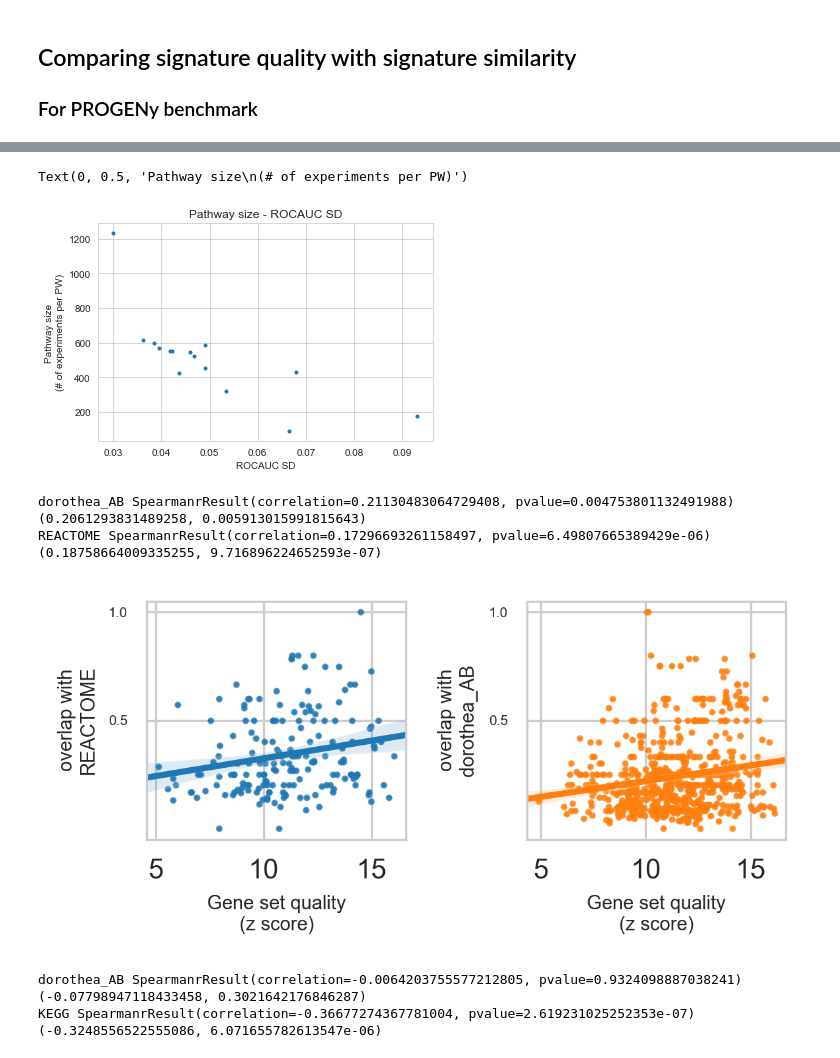
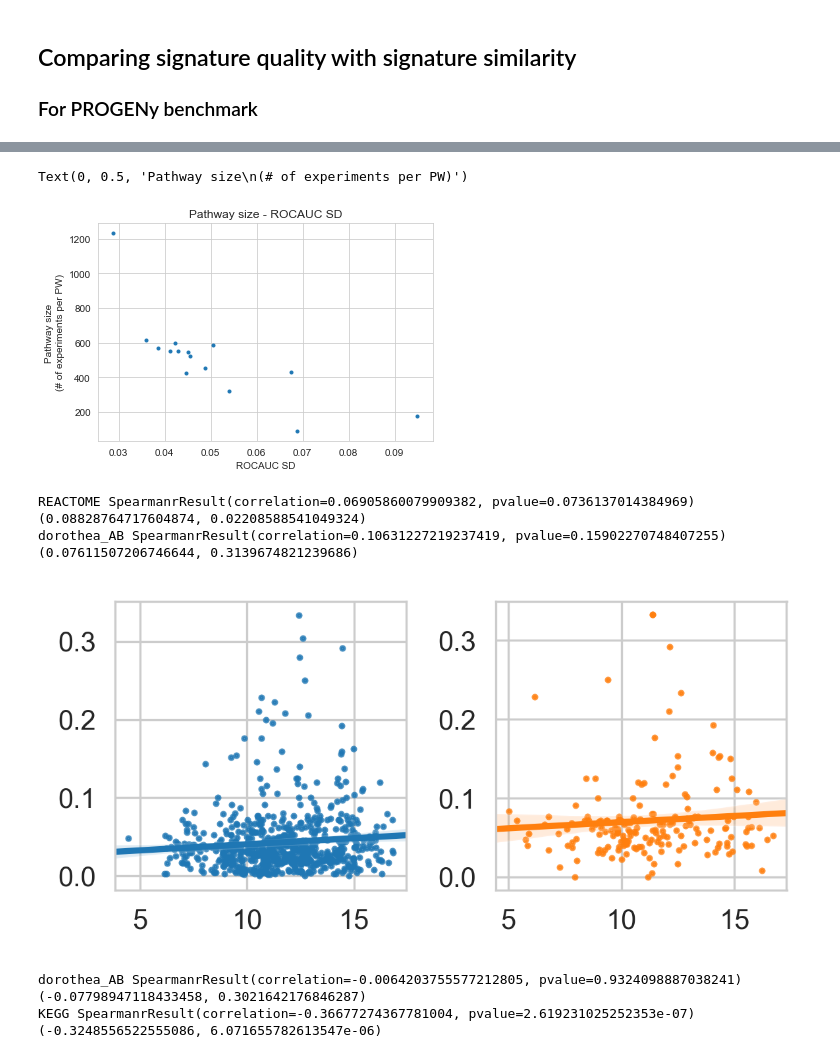
Before and after one commit to bence-szalai/why-pathway-methods-work, a Jupyter notebook: notebooks/quality_similarity_analysis.ipynb, the cells around one changed output, grey strips where cells are left out. Saved outputs shown, nothing was run; the diff lists cells and outputs as text; code cells hidden in the pictures.

```diff
--- a/notebooks/quality_similarity_analysis.ipynb
+++ b/notebooks/quality_similarity_analysis.ipynb
@@ -14,7 +17,7 @@ import os
 # %%
 #check the random distribution of ROC AUCs
 results=pd.read_csv('../results/benchmark/progeny/rocaucs/random_dist.csv',sep=',',header=0,index_col=0)
-progeny=pd.read_csv('../results/benchmark/progeny/raw/progeny_meta.csv',
+progeny=pd.read_csv('../results/benchmark/datasets//progeny_meta.csv',
                         sep=',',header=0,index_col=0)
 progeny=progeny['pathway'].value_counts()
 progeny=progeny[results.index]
@@ -92,7 +151,7 @@ pcor(tf_activity1[indexes],tf_activity2[indexes])
 # %%
 #check the random distribution of ROC AUCs
 results=pd.read_csv('../results/benchmark/tcga/rocaucs/random_dist.csv',sep=',',header=0,index_col=0)
-tcga=pd.read_csv('../results/benchmark/tcga/raw/tcga_meta.csv',
+tcga=pd.read_csv('../results/benchmark/datasets//tcga_meta.csv',
                         sep=',',header=0,index_col=0)
 tcga=tcga['TCGA'].value_counts()
 tcga=tcga[results.index]
@@ -107,10 +166,10 @@ plt.xlabel('ROCAUC SD')
 plt.ylabel('Pathway size\n(# of experiments per PW)')
 # %% [output]
 Text(0, 0.5, 'Pathway size\n(# of experiments per PW)')
-[figure, old version]
+[figure, new version]
 # %%
 #normalise ROCAUCS
-fnames=os.listdir('../results/benchmark/tcga//rocaucs/')
+fnames=os.listdir('../results/benchmark/tcga/rocaucs/')
 fnames.remove('random_dist.csv')
 data={}
 for fname in fnames:
@@ -127,36 +186,45 @@ from scipy.stats import pearsonr as pcor
 def compare_similarity_and_quality(tf,pw,method):
     tf_activity=pd.read_csv('../results/benchmark/tcga/z_scores//%s.csv' % tf, sep=',',header=0,index_col=0).abs().max()
     pw_activity=pd.read_csv('../results/benchmark/tcga/z_scores//%s.csv' % pw, sep=',',header=0,index_col=0).abs().max()
-    tf_pw_sim=pd.read_csv('../results/similarity/similarity/%s_%s_%s.csv' % (tf,pw,method),sep=',',
-                         header=0,index_col=0)
+    try:
+        tf_pw_sim=pd.read_csv('../results/similarity//%s_%s_%s.csv' % (tf,pw,method),sep=',',
+                             header=0,index_col=0)
+    except:
+        tf_pw_sim=pd.read_csv('../results/similarity//%s_%s_%s.csv' % (pw,tf,method),sep=',',
+                             header=0,index_col=0).T
     tf_sim=np.max(tf_pw_sim,1)[tf_activity.index]
     pw_sim=np.max(tf_pw_sim,0)[pw_activity.index]
     f,axs=plt.subplots(1,2,figsize=(4,2),dpi=300)
     sns.regplot(tf_activity,tf_sim,ax=axs[0],scatter_kws={'s':2})
     sns.regplot(pw_activity,pw_sim,ax=axs[1],scatter_kws={'s':2})
-    axs[0].set_ylabel(method + ' with\n' + pw,size=7)
-    axs[1].set_ylabel(method + ' with\n' + tf,size=7)
-    axs[0].set_xlabel('Gene set quality\n(z score)',size=7)
-    axs[1].set_xlabel('Gene set quality\n(z score)',size=7)
+    #tf_sim=np.max(tf_pw_sim,1)[tf_activity.index]
+    #pw_sim=np.max(tf_pw_sim,0)[pw_activity.index]
+    #f,axs=plt.subplots(1,2,figsize=(4,2),dpi=300)
+    #sns.regplot(tf_activity,tf_sim,ax=axs[0],scatter_kws={'s':2})
+    #sns.regplot(pw_activity,pw_sim,ax=axs[1],scatter_kws={'s':2})
+    #axs[0].set_ylabel(method + ' with\n' + pw,size=7)
+    #axs[1].set_ylabel(method + ' with\n' + tf,size=7)
+    #axs[0].set_xlabel('Gene set quality\n(z score)',size=7)
+    #axs[1].set_xlabel('Gene set quality\n(z score)',size=7)
     #axs[0].set_xticks([5,10])
     #axs[0].set_xticklabels([5,10],fontsize=5)
-    t=np.max(tf_sim)
-    axs[0].set_yticks([t/2,t])
-    axs[0].set_yticklabels([str(t/2)[:4],str(t)[:4]],fontsize=5)
+    #t=np.max(tf_sim)
+    #axs[0].set_yticks([t/2,t])
+    #axs[0].set_yticklabels([str(t/2)[:4],str(t)[:4]],fontsize=5)
     #axs[1].set_xticks([5,10])
     #axs[1].set_xticklabels([5,10],fontsize=5)
-    t=np.max(pw_sim)
-    axs[1].set_yticks([t/2,t])
-    axs[1].set_yticklabels([str(t/2)[:4],str(t)[:4]],fontsize=5)
+    #t=np.max(pw_sim)
+    #axs[1].set_yticks([t/2,t])
+    #axs[1].set_yticklabels([str(t/2)[:4],str(t)[:4]],fontsize=5)
     plt.tight_layout()
     print(tf,scor(tf_activity,tf_sim),pcor(tf_activity,tf_sim))
     print(pw,scor(pw_activity,pw_sim),pcor(pw_activity,pw_sim))
 # %%
-compare_similarity_and_quality('dorothea_AB','REACTOME','overlap')
+compare_similarity_and_quality('REACTOME','dorothea_AB','jaccard')
 # %% [output]
-dorothea_AB SpearmanrResult(correlation=0.21130483064729408, pvalue=0.004753801132491988) (0.2061293831489258, 0.005913015991815643)
-REACTOME SpearmanrResult(correlation=0.17296693261158497, pvalue=6.49807665389429e-06) (0.18758664009335255, 9.716896224652593e-07)
+REACTOME SpearmanrResult(correlation=0.06905860079909382, pvalue=0.0736137014384969) (0.08828764717604874, 0.02208588541049324)
+dorothea_AB SpearmanrResult(correlation=0.10631227219237419, pvalue=0.15902270748407255) (0.07611507206746644, 0.3139674821239686)
-[figure, old version]
+[figure, new version]
 # %%
 from scipy.stats import spearmanr as scor
 from scipy.stats import pearsonr as pcor
```
Also changed, not shown: parts of 13 cells of this notebook, 6 other files.
